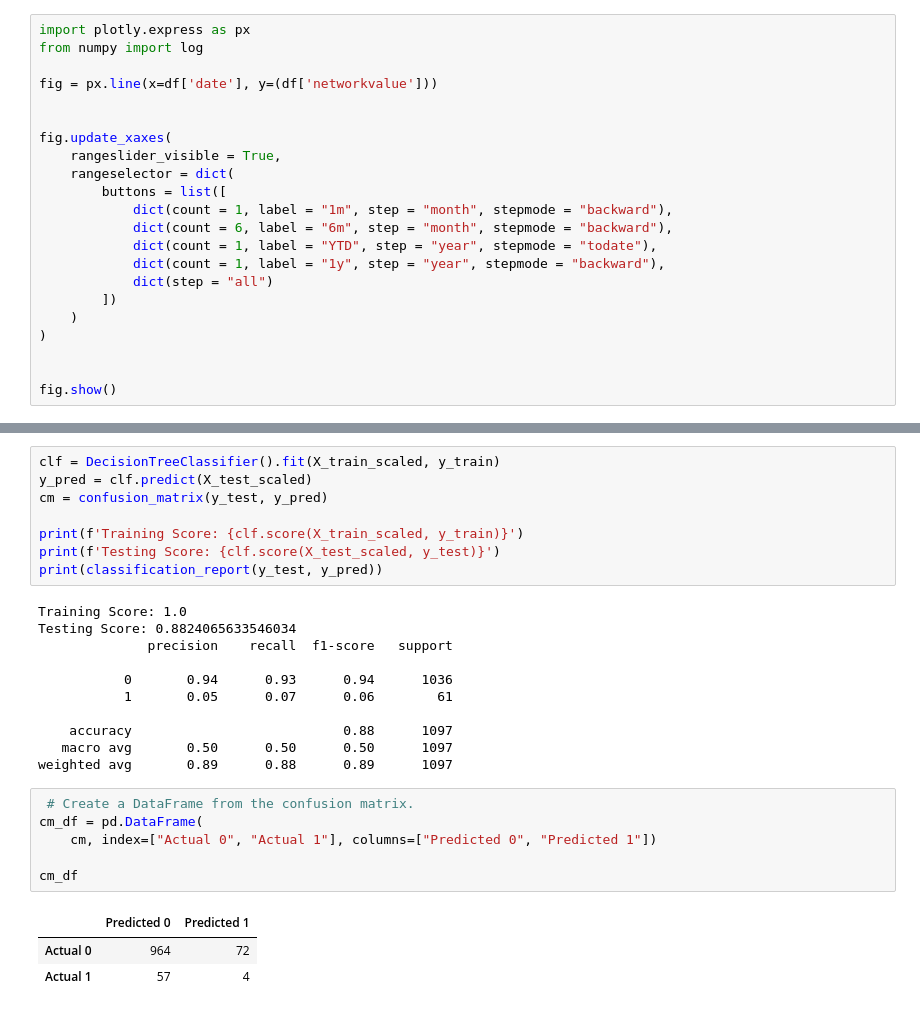
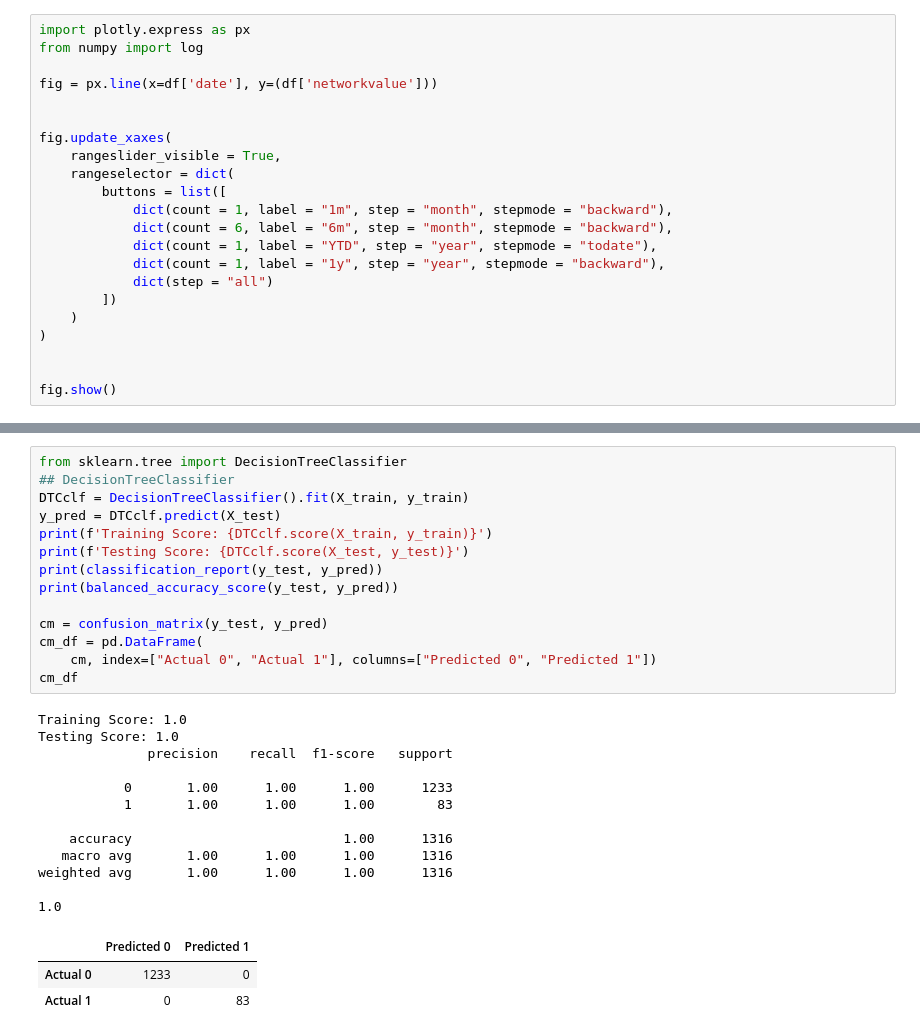
Before and after one commit to guevarch/projectchris, a Jupyter notebook: Final/BTC MET PRICES.ipynb, the cells around one changed output, grey strips where cells are left out. Cells and saved outputs as stored; diff of their text form.

```diff
--- a/Final/BTC MET PRICES.ipynb
+++ b/Final/BTC MET PRICES.ipynb
@@ -333,29 +226,30 @@ X_test_scaled = scaler.transform(X_test)
 # %%
-clf = DecisionTreeClassifier().fit(X_train_scaled, y_train)
-y_pred = clf.predict(X_test_scaled)
+from sklearn.tree import DecisionTreeClassifier
+## DecisionTreeClassifier
+DTCclf = DecisionTreeClassifier().fit(X_train, y_train)
+y_pred = DTCclf.predict(X_test)
+print(f'Training Score: {DTCclf.score(X_train, y_train)}')
+print(f'Testing Score: {DTCclf.score(X_test, y_test)}')
+print(classification_report(y_test, y_pred))
+print(balanced_accuracy_score(y_test, y_pred))
+
 cm = confusion_matrix(y_test, y_pred)
-
-print(f'Training Score: {clf.score(X_train_scaled, y_train)}')
-print(f'Testing Score: {clf.score(X_test_scaled, y_test)}')
-print(classification_report(y_test, y_pred))
+cm_df = pd.DataFrame(
+    cm, index=["Actual 0", "Actual 1"], columns=["Predicted 0", "Predicted 1"])
+cm_df
 # %% [output]
 Training Score: 1.0
-Testing Score: 0.8824065633546034
+Testing Score: 1.0
               precision    recall  f1-score   support
 
-           0       0.94      0.93      0.94      1036
-           1       0.05      0.07      0.06        61
+           0       1.00      1.00      1.00      1233
+           1       1.00      1.00      1.00        83
 
-    accuracy                           0.88      1097
-   macro avg       0.50      0.50      0.50      1097
-weighted avg       0.89      0.88      0.89      1097
+    accuracy                           1.00      1316
+   macro avg       1.00      1.00      1.00      1316
+weighted avg       1.00      1.00      1.00      1316
+
+1.0
+|  | Predicted 0 | Predicted 1 |
+| Actual 0 | 1233 | 0 |
+| Actual 1 | 0 | 83 |
-# %%
- # Create a DataFrame from the confusion matrix.
-cm_df = pd.DataFrame(
-    cm, index=["Actual 0", "Actual 1"], columns=["Predicted 0", "Predicted 1"])
-
-cm_df
-# %% [output]
-|  | Predicted 0 | Predicted 1 |
-| Actual 0 | 964 | 72 |
-| Actual 1 | 57 | 4 |
```
Also changed, not shown: parts of 39 cells of this notebook, 3 other files.
